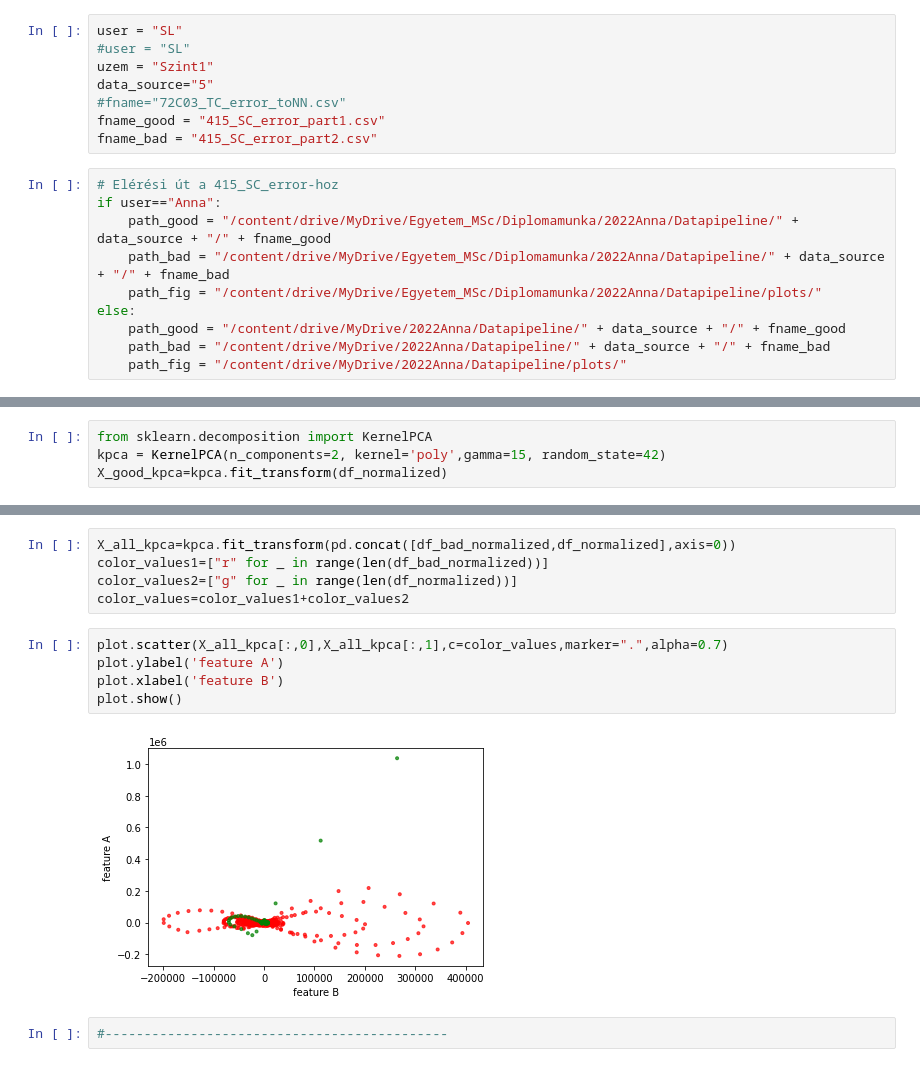
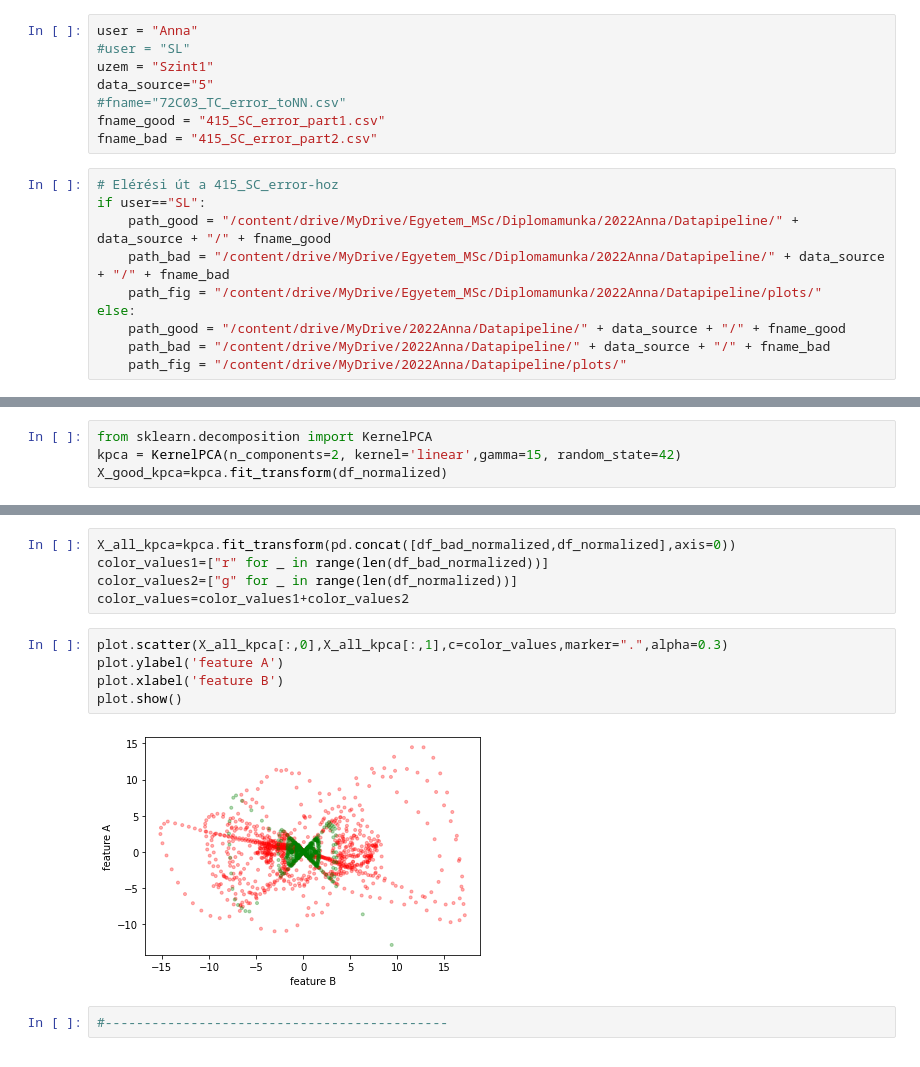
Before and after one commit to sipocz/pid_time_series, a Jupyter notebook: PID_Autoencoder_error.ipynb, the cells around one changed output, grey strips where cells are left out. Cells and saved outputs as stored; diff of their text form.

```diff
--- a/PID_Autoencoder_error.ipynb
+++ b/PID_Autoencoder_error.ipynb
@@ -13,5 +13,5 @@ Drive already mounted at /content/drive; to attempt to forcibly remount, call dr
 # %%
-user = "SL"
+user = "Anna"
 #user = "SL"
 uzem = "Szint1"
 data_source="5"
@@ -20,7 +20,7 @@ fname_good = "415_SC_error_part1.csv"
 fname_bad = "415_SC_error_part2.csv"
 # %%
 # Elérési út a 415_SC_error-hoz
-if user=="Anna":
+if user=="SL":
     path_good = "/content/drive/MyDrive/Egyetem_MSc/Diplomamunka/2022Anna/Datapipeline/" + data_source + "/" + fname_good
     path_bad = "/content/drive/MyDrive/Egyetem_MSc/Diplomamunka/2022Anna/Datapipeline/" + data_source + "/" + fname_bad
     path_fig = "/content/drive/MyDrive/Egyetem_MSc/Diplomamunka/2022Anna/Datapipeline/plots/"
@@ -382,7 +382,7 @@ y_predict_test_GAUS
 array([-1, -1, -1, ...,  0,  0,  0])
 # %%
 from sklearn.decomposition import KernelPCA
-kpca = KernelPCA(n_components=2, kernel='poly',gamma=15, random_state=42)
+kpca = KernelPCA(n_components=2, kernel='linear',gamma=15, random_state=42)
 X_good_kpca=kpca.fit_transform(df_normalized)
 # %%
 X_good_kpca
@@ -408,12 +408,12 @@ color_values1=["r" for _ in range(len(df_bad_normalized))]
 color_values2=["g" for _ in range(len(df_normalized))]
 color_values=color_values1+color_values2
 # %%
-plot.scatter(X_all_kpca[:,0],X_all_kpca[:,1],c=color_values,marker=".",alpha=0.7)
+plot.scatter(X_all_kpca[:,0],X_all_kpca[:,1],c=color_values,marker=".",alpha=0.3)
 plot.ylabel('feature A')
 plot.xlabel('feature B')
 plot.show()
 # %% [output]
-[figure, old version]
+[figure, new version]
 # %%
 #--------------------------------------------
 # %%
```
Also changed, not shown: parts of 11 cells of this notebook.
